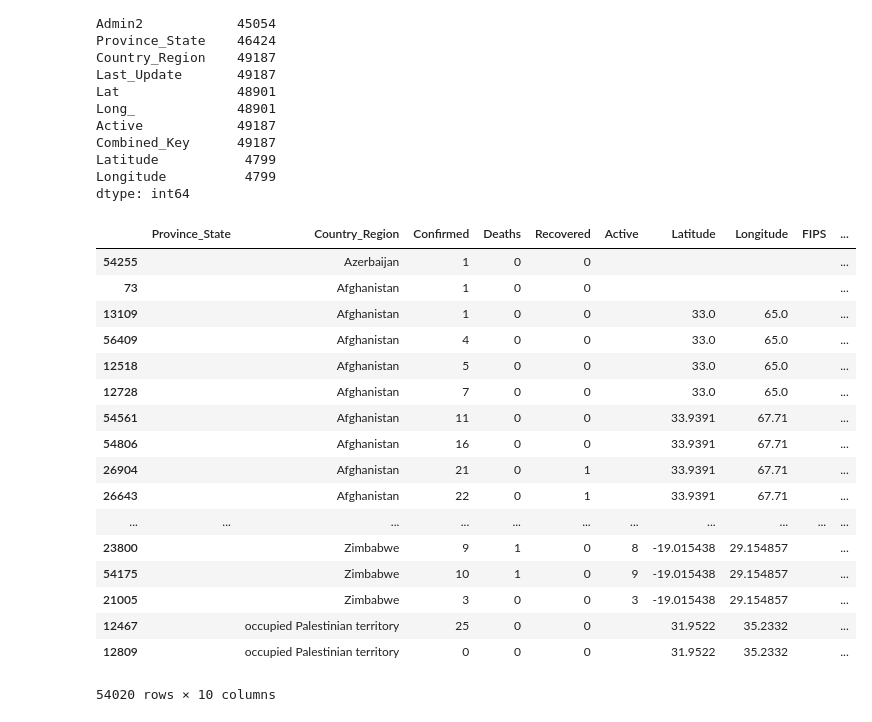
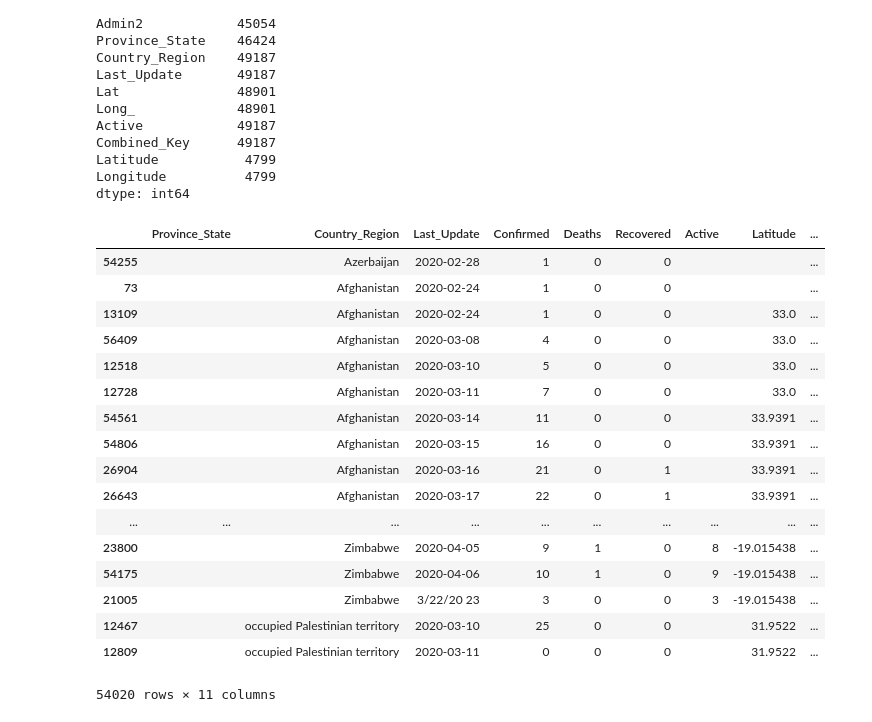
Before and after one commit to skennedy18/CovidProject, a Jupyter notebook: Iktae.ipynb, the cells around one changed output. Drawn from its saved outputs; the diff is of its cells as text; code cells hidden in the pictures.

Commit message:
Forgot to add Last_Updated column

```diff
--- a/Iktae.ipynb
+++ b/Iktae.ipynb
@@ -35,35 +35,35 @@ dtype: int64
 # %%
 df = frame
 df = df.fillna('')
 df['Province_State'] = df['Province/State'].astype(str) + df['Province_State'].astype(str)
 df['Country_Region'] = df['Country/Region'].astype(str) + df['Country_Region'].astype(str)
 df['Last_Update'] = df['Last Update'].astype(str) + df['Last_Update'].astype(str)
 df['Latitude'] = df['Latitude'].astype(str) + df['Lat'].astype(str)
 df['Longitude'] = df['Longitude'].astype(str) + df['Long_'].astype(str)
 df = df.drop(columns=['Province/State','Country/Region','Last Update','Lat','Long_','Combined_Key'])
 df['Last_Update'] = df['Last_Update'].str[0:10]
 df = df.sort_values(by=['Country_Region','Last_Update'])
 df.drop_duplicates(keep='first', inplace=True)
-df = df[['Province_State','Country_Region','Confirmed','Deaths','Recovered','Active','Latitude','Longitude','FIPS','Admin2']]
+df = df[['Province_State','Country_Region','Last_Update','Confirmed','Deaths','Recovered','Active','Latitude','Longitude','FIPS','Admin2']]
 df
 # %% [output]
-|  | Province_State | Country_Region | Confirmed | Deaths | Recovered | Active | Latitude | Longitude | FIPS | ... |
-| 54255 |  | Azerbaijan | 1 | 0 | 0 |  |  |  |  | ... |
-| 73 |  | Afghanistan | 1 | 0 | 0 |  |  |  |  | ... |
-| 13109 |  | Afghanistan | 1 | 0 | 0 |  | 33.0 | 65.0 |  | ... |
-| 56409 |  | Afghanistan | 4 | 0 | 0 |  | 33.0 | 65.0 |  | ... |
-| 12518 |  | Afghanistan | 5 | 0 | 0 |  | 33.0 | 65.0 |  | ... |
-| 12728 |  | Afghanistan | 7 | 0 | 0 |  | 33.0 | 65.0 |  | ... |
-| 54561 |  | Afghanistan | 11 | 0 | 0 |  | 33.9391 | 67.71 |  | ... |
-| 54806 |  | Afghanistan | 16 | 0 | 0 |  | 33.9391 | 67.71 |  | ... |
-| 26904 |  | Afghanistan | 21 | 0 | 1 |  | 33.9391 | 67.71 |  | ... |
-| 26643 |  | Afghanistan | 22 | 0 | 1 |  | 33.9391 | 67.71 |  | ... |
-| ... | ... | ... | ... | ... | ... | ... | ... | ... | ... | ... |
-| 23800 |  | Zimbabwe | 9 | 1 | 0 | 8 | -19.015438 | 29.154857 |  | ... |
-| 54175 |  | Zimbabwe | 10 | 1 | 0 | 9 | -19.015438 | 29.154857 |  | ... |
-| 21005 |  | Zimbabwe | 3 | 0 | 0 | 3 | -19.015438 | 29.154857 |  | ... |
-| 12467 |  | occupied Palestinian territory | 25 | 0 | 0 |  | 31.9522 | 35.2332 |  | ... |
-| 12809 |  | occupied Palestinian territory | 0 | 0 | 0 |  | 31.9522 | 35.2332 |  | ... |
+|  | Province_State | Country_Region | Last_Update | Confirmed | Deaths | Recovered | Active | Latitude | ... |
+| 54255 |  | Azerbaijan | 2020-02-28 | 1 | 0 | 0 |  |  | ... |
+| 73 |  | Afghanistan | 2020-02-24 | 1 | 0 | 0 |  |  | ... |
+| 13109 |  | Afghanistan | 2020-02-24 | 1 | 0 | 0 |  | 33.0 | ... |
+| 56409 |  | Afghanistan | 2020-03-08 | 4 | 0 | 0 |  | 33.0 | ... |
+| 12518 |  | Afghanistan | 2020-03-10 | 5 | 0 | 0 |  | 33.0 | ... |
+| 12728 |  | Afghanistan | 2020-03-11 | 7 | 0 | 0 |  | 33.0 | ... |
+| 54561 |  | Afghanistan | 2020-03-14 | 11 | 0 | 0 |  | 33.9391 | ... |
+| 54806 |  | Afghanistan | 2020-03-15 | 16 | 0 | 0 |  | 33.9391 | ... |
+| 26904 |  | Afghanistan | 2020-03-16 | 21 | 0 | 1 |  | 33.9391 | ... |
+| 26643 |  | Afghanistan | 2020-03-17 | 22 | 0 | 1 |  | 33.9391 | ... |
+| ... | ... | ... | ... | ... | ... | ... | ... | ... | ... |
+| 23800 |  | Zimbabwe | 2020-04-05 | 9 | 1 | 0 | 8 | -19.015438 | ... |
+| 54175 |  | Zimbabwe | 2020-04-06 | 10 | 1 | 0 | 9 | -19.015438 | ... |
+| 21005 |  | Zimbabwe | 3/22/20 23 | 3 | 0 | 0 | 3 | -19.015438 | ... |
+| 12467 |  | occupied Palestinian territory | 2020-03-10 | 25 | 0 | 0 |  | 31.9522 | ... |
+| 12809 |  | occupied Palestinian territory | 2020-03-11 | 0 | 0 | 0 |  | 31.9522 | ... |
-54020 rows × 10 columns
+54020 rows × 11 columns
 # %%
 df.to_csv("clean_data.csv")
```
